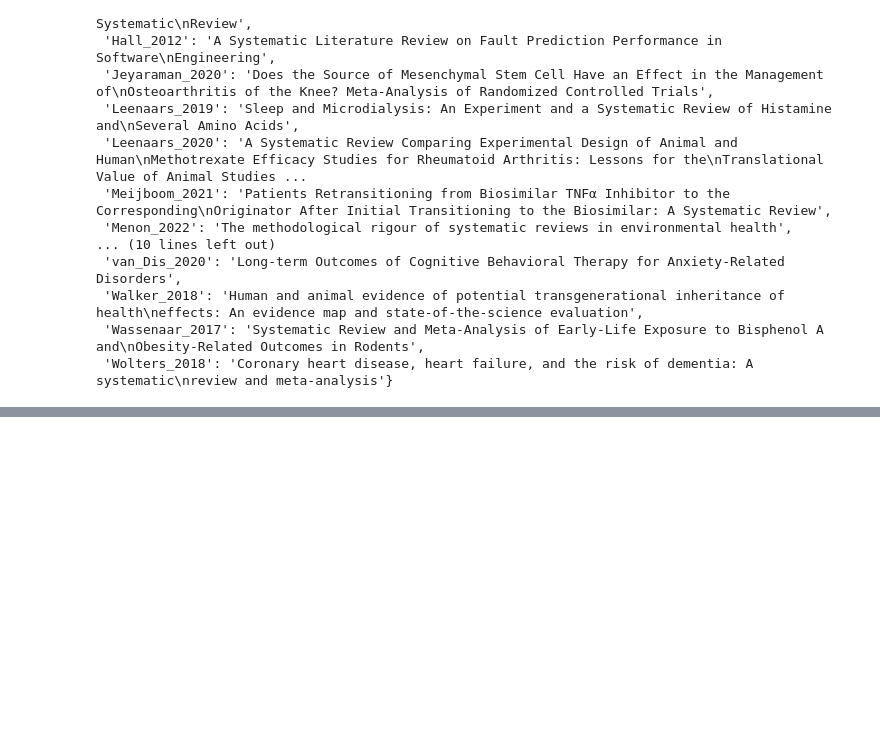
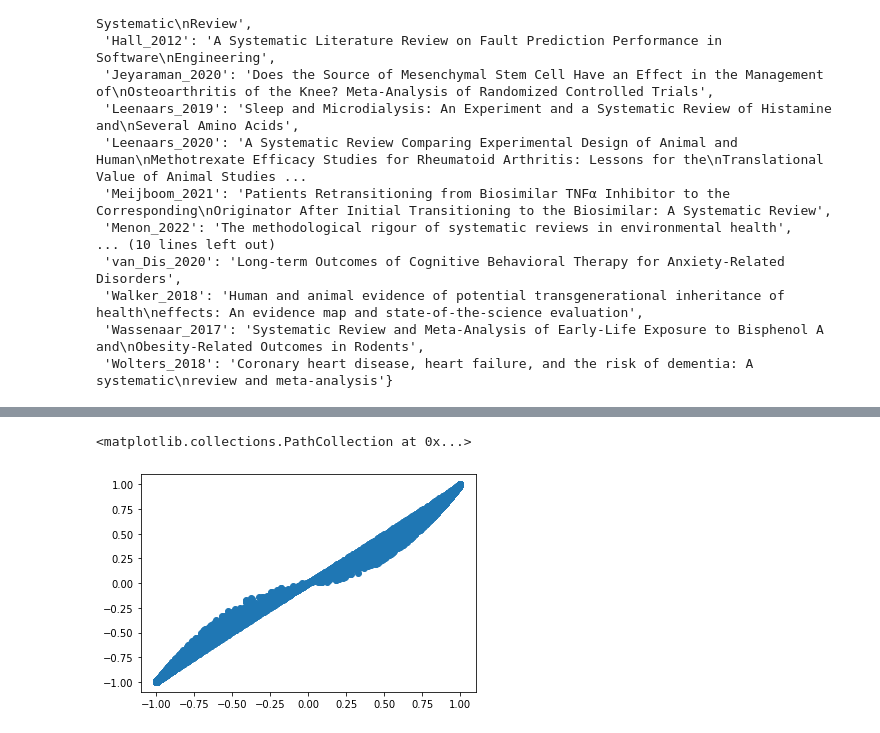
Before and after one commit to mcallaghan/ml-screening-evaluation, a Jupyter notebook: analyse_results.ipynb, the cells around one changed output, grey strips where cells are left out. Cells and saved outputs as stored; diff of their text form; code cells hidden in the pictures; blank space fills up the shorter version.

```diff
--- a/analyse_results.ipynb
+++ b/analyse_results.ipynb
@@ -200,0 +312,10 @@ for i, row in df.groupby('review')['screened_order'].max().sort_values().reset_i
+# %%
+    llm_df['pred'] = llm_df['py'] - llm_df['pn']
+    llm_df['alt_pred'] = llm_df['py'] + (1-llm_df['pn'])
+# %%
+fig, ax = plt.subplots()
+
+ax.scatter(llm_df['pred'], llm_df['alt_pred'])
+# %% [output]
+<matplotlib.collections.PathCollection at 0x...>
+[figure, added]
```
Also changed, not shown: parts of 21 cells of this notebook, 48 other files.
